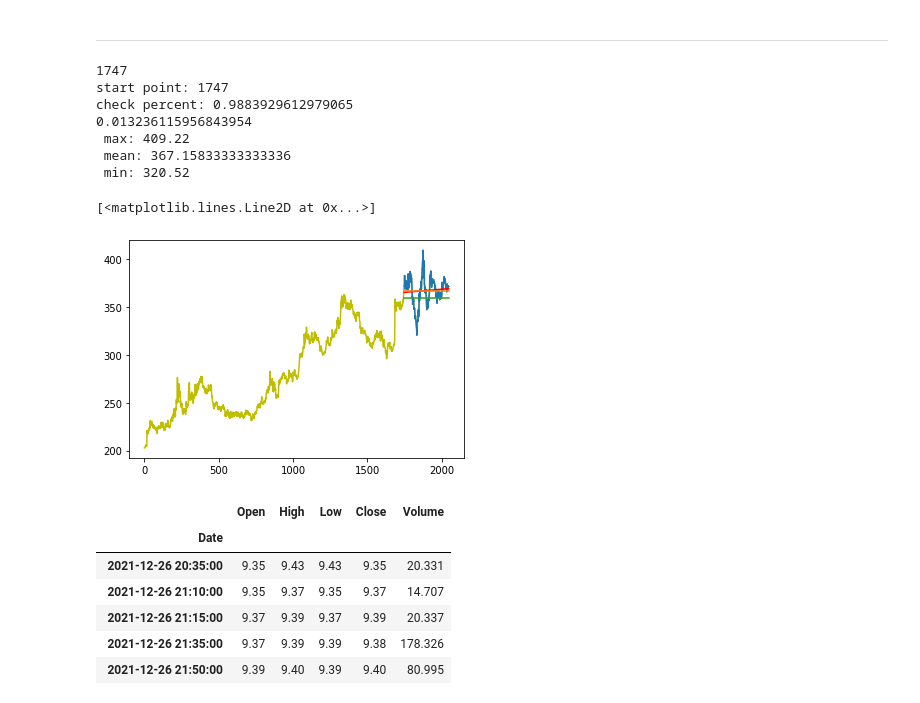
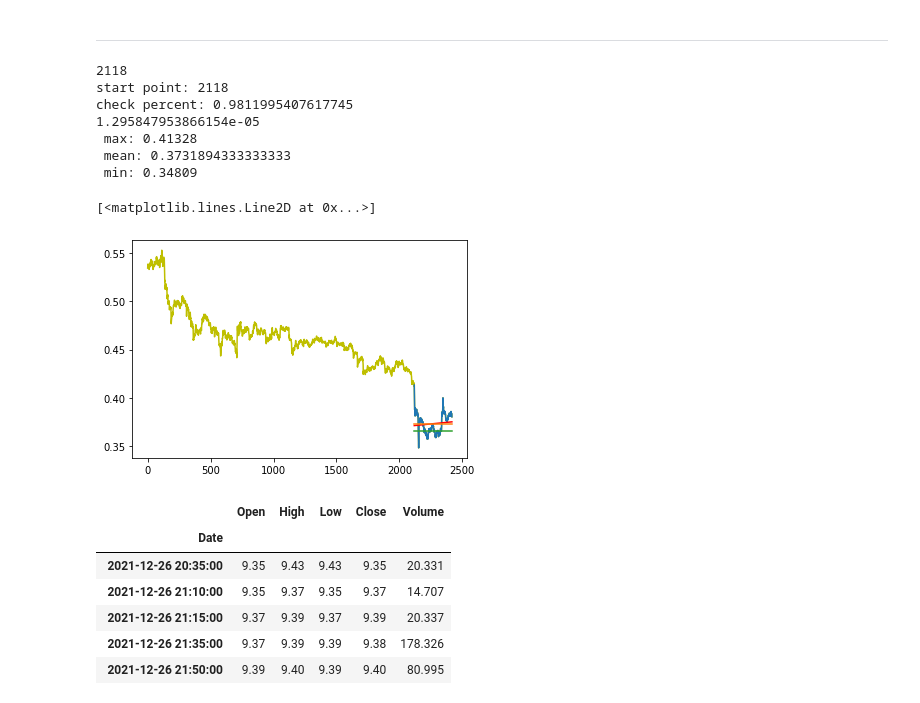
Before and after one commit to julia-claira/crypto, a Jupyter notebook: humble_bot.ipynb, the cells around one changed output. Saved outputs shown, nothing was run; the diff lists cells and outputs as text; code cells hidden in the pictures.

```diff
--- a/humble_bot.ipynb
+++ b/humble_bot.ipynb
@@ -198,27 +198,27 @@ def coinbase_historical(crypto):
 # %%
 #run this for a single selected currency
 #I would like to have this show 10 days + worth but show this line as where it starts the mean
-df=coinbase_historical('ALCX-USDT')
+df=coinbase_historical('GALA-USDT')
 start_point=find_starting_point(df)
 x1,y1,x2,y2,a,b,regress_values=output_graph(df,start_point)
 
 
 adjust=.99*.99
 plt.plot(x1,y1,'-y')
 plt.plot(x2,y2)
 plt.plot(x2,regress_values,'-r')
 plt.plot(a,[b,b])
 plt.plot(a,[b*adjust,b*adjust])
 # %% [output]
-1747
-start point: 1747
-check percent: 0.9883929612979065
-0.013236115956843954
- max: 409.22
- mean: 367.15833333333336
- min: 320.52
+2118
+start point: 2118
+check percent: 0.9811995407617745
+1.295847953866154e-05
+ max: 0.41328
+ mean: 0.3731894333333333
+ min: 0.34809
 [<matplotlib.lines.Line2D at 0x...>]
-[figure, old version]
+[figure, new version]
 # %%
 df
 # %% [output]
```
Also changed, not shown: parts of 2 cells of this notebook.
